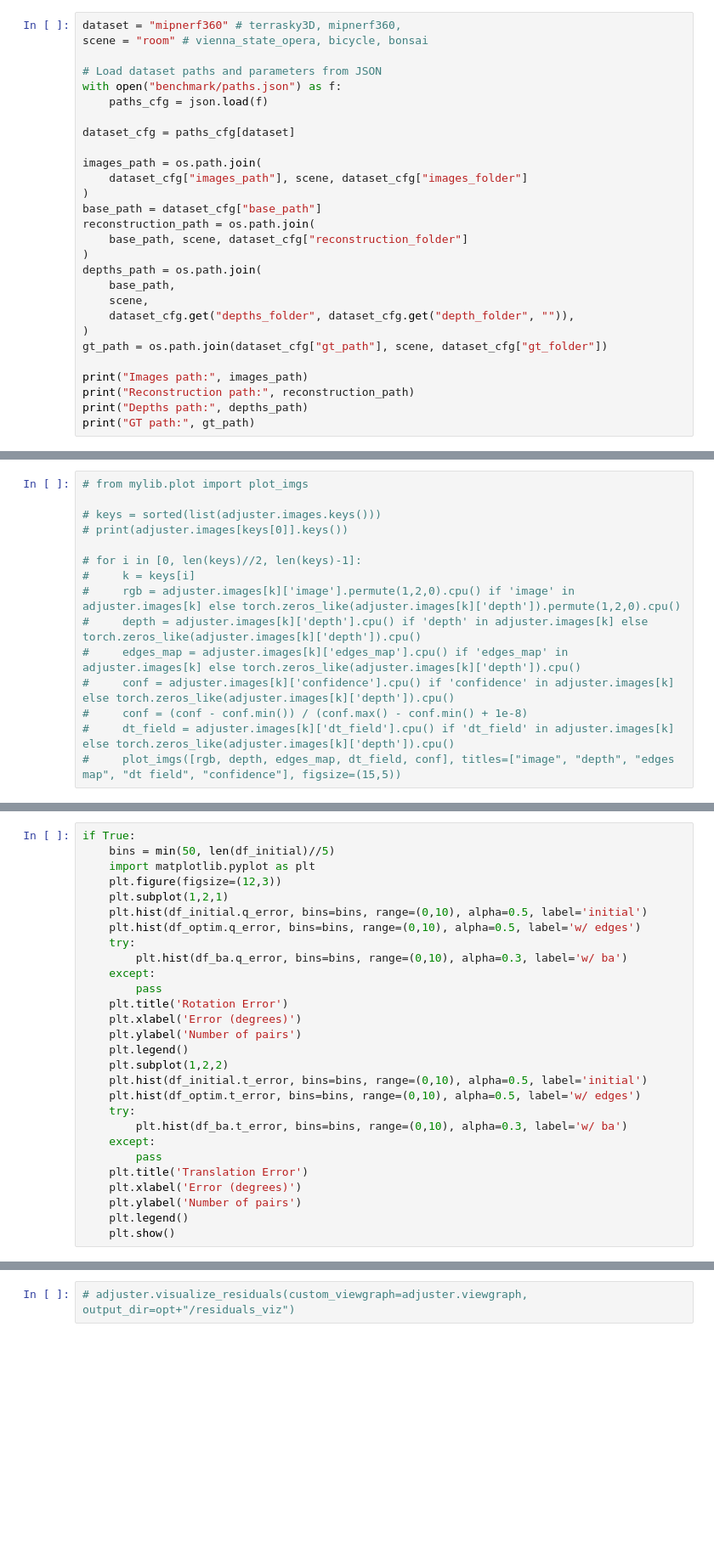
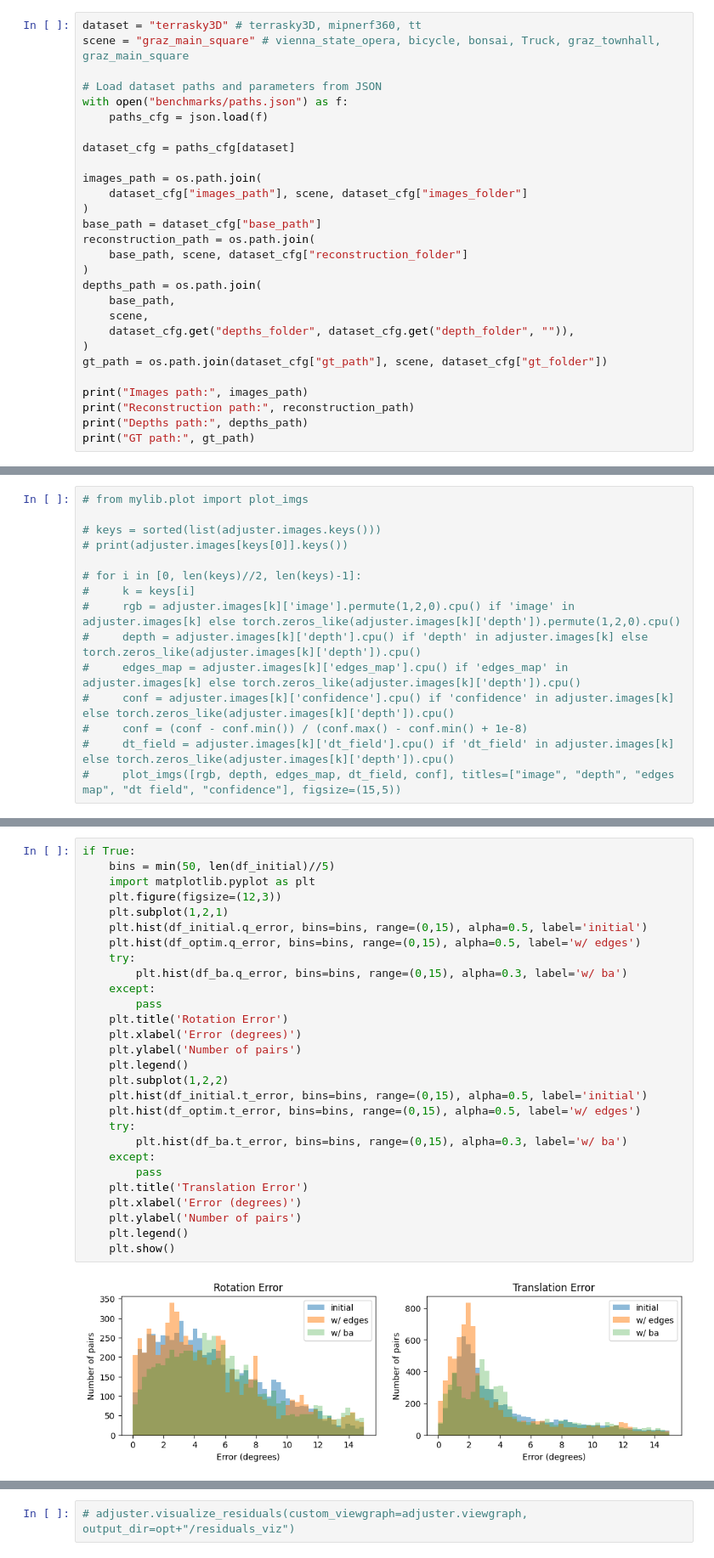
Before and after one commit to mattiadurso/EPO, a Jupyter notebook: demo.ipynb, the cells around one changed output, grey strips where cells are left out. Shown at 85% size. Drawn from its saved outputs; the diff is of its cells as text; blank space fills up the shorter version.

```diff
--- a/demo.ipynb
+++ b/demo.ipynb
@@ -38,11 +38,11 @@ from mylib.plot import plot_imgs
 # find post processing right method
 # optimize K only after convergence? k-t dependency
 # %%
-dataset = "mipnerf360" # terrasky3D, mipnerf360,
-scene = "room" # vienna_state_opera, bicycle, bonsai
+dataset = "terrasky3D" # terrasky3D, mipnerf360, tt
+scene = "graz_main_square" # vienna_state_opera, bicycle, bonsai, Truck, graz_townhall, graz_main_square
 
 # Load dataset paths and parameters from JSON
-with open("benchmark/paths.json") as f:
+with open("benchmarks/paths.json") as f:
     paths_cfg = json.load(f)
 
 dataset_cfg = paths_cfg[dataset]
@@ -168,31 +249,33 @@ print("VGGT+EA AUC:", AUC_score_max)
 # %%
 if True:
     bins = min(50, len(df_initial)//5)
     import matplotlib.pyplot as plt
     plt.figure(figsize=(12,3))
     plt.subplot(1,2,1)
-    plt.hist(df_initial.q_error, bins=bins, range=(0,10), alpha=0.5, label='initial')
-    plt.hist(df_optim.q_error, bins=bins, range=(0,10), alpha=0.5, label='w/ edges')
+    plt.hist(df_initial.q_error, bins=bins, range=(0,15), alpha=0.5, label='initial')
+    plt.hist(df_optim.q_error, bins=bins, range=(0,15), alpha=0.5, label='w/ edges')
     try:
-        plt.hist(df_ba.q_error, bins=bins, range=(0,10), alpha=0.3, label='w/ ba')
+        plt.hist(df_ba.q_error, bins=bins, range=(0,15), alpha=0.3, label='w/ ba')
     except:
         pass
     plt.title('Rotation Error')
     plt.xlabel('Error (degrees)')
     plt.ylabel('Number of pairs')
     plt.legend()
     plt.subplot(1,2,2)
-    plt.hist(df_initial.t_error, bins=bins, range=(0,10), alpha=0.5, label='initial')
-    plt.hist(df_optim.t_error, bins=bins, range=(0,10), alpha=0.5, label='w/ edges')
+    plt.hist(df_initial.t_error, bins=bins, range=(0,15), alpha=0.5, label='initial')
+    plt.hist(df_optim.t_error, bins=bins, range=(0,15), alpha=0.5, label='w/ edges')
     try:
-        plt.hist(df_ba.t_error, bins=bins, range=(0,10), alpha=0.3, label='w/ ba')
+        plt.hist(df_ba.t_error, bins=bins, range=(0,15), alpha=0.3, label='w/ ba')
     except:
         pass
     plt.title('Translation Error')
     plt.xlabel('Error (degrees)')
     plt.ylabel('Number of pairs')
     plt.legend()
     plt.show()
+# %% [output]
+[figure, added]
 # %%
 # import torch
 # residuals_0 = torch.tensor(list(adjuster.residuals[0].values()))
```
Also changed, not shown: parts of 9 cells of this notebook, 3 other files.
